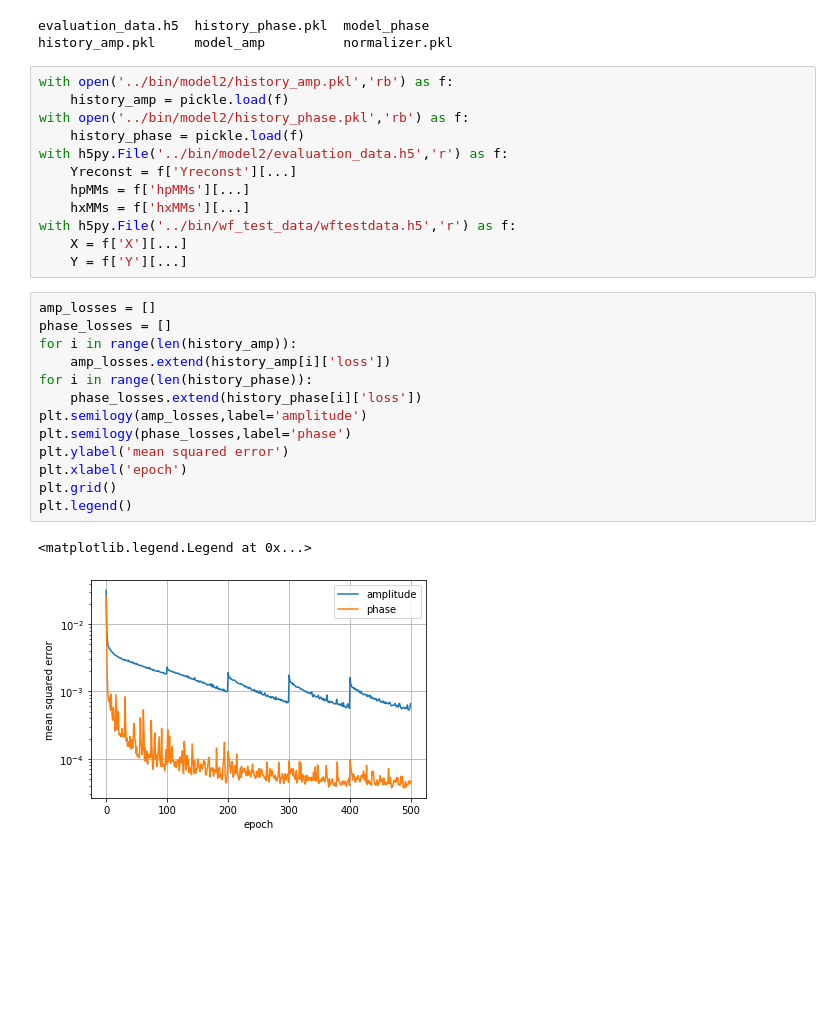
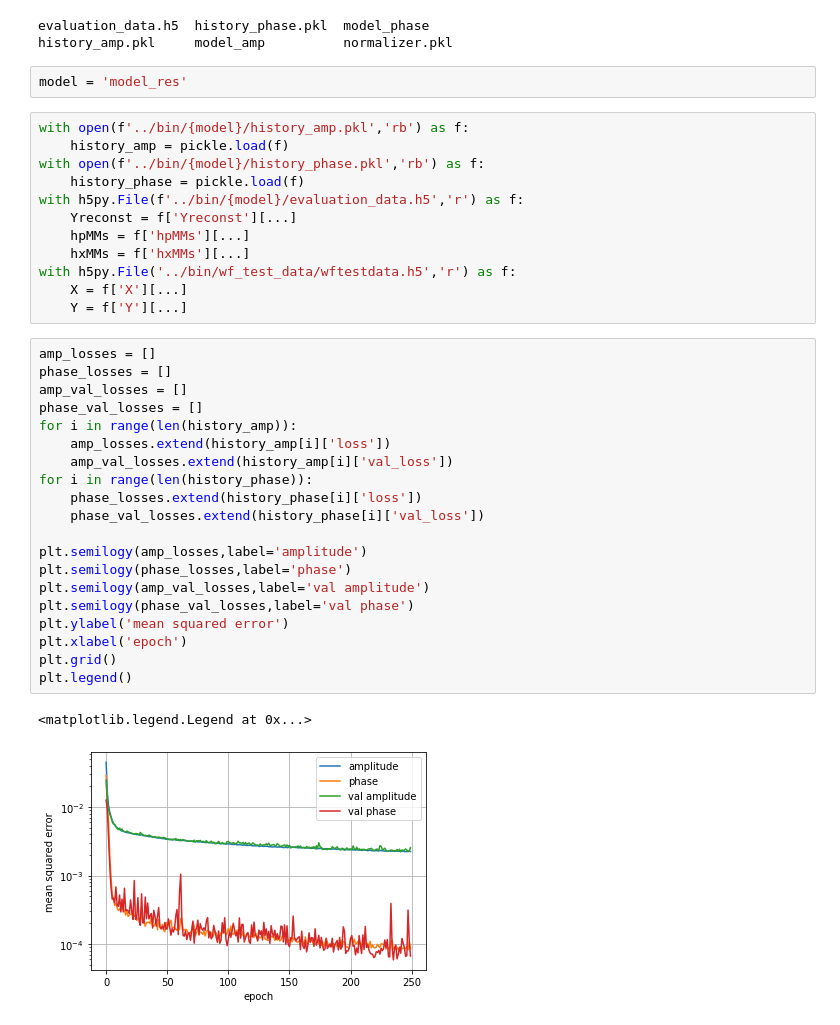
Before and after one commit to zodoctor/waveform_NN, a Jupyter notebook: notebooks/PlotPerformance.ipynb, the cells around one changed output. Drawn from its saved outputs; the diff is of its cells as text; blank space fills up the shorter version.

```diff
--- a/notebooks/PlotPerformance.ipynb
+++ b/notebooks/PlotPerformance.ipynb
@@ -11,12 +11,14 @@ import numpy as np
 # %% [output]
 evaluation_data.h5  history_phase.pkl  model_phase
 history_amp.pkl     model_amp          normalizer.pkl
+# %%
+model = 'model_res'
 # %%
-with open('../bin/model2/history_amp.pkl','rb') as f:
+with open(f'../bin/{model}/history_amp.pkl','rb') as f:
     history_amp = pickle.load(f)
-with open('../bin/model2/history_phase.pkl','rb') as f:
+with open(f'../bin/{model}/history_phase.pkl','rb') as f:
     history_phase = pickle.load(f)
-with h5py.File('../bin/model2/evaluation_data.h5','r') as f:
+with h5py.File(f'../bin/{model}/evaluation_data.h5','r') as f:
     Yreconst = f['Yreconst'][...]
     hpMMs = f['hpMMs'][...]
     hxMMs = f['hxMMs'][...]
@@ -26,17 +28,24 @@ with h5py.File('../bin/wf_test_data/wftestdata.h5','r') as f:
 # %%
 amp_losses = []
 phase_losses = []
+amp_val_losses = []
+phase_val_losses = []
 for i in range(len(history_amp)):
     amp_losses.extend(history_amp[i]['loss'])
+    amp_val_losses.extend(history_amp[i]['val_loss'])
 for i in range(len(history_phase)):
     phase_losses.extend(history_phase[i]['loss'])
+    phase_val_losses.extend(history_phase[i]['val_loss'])
+
 plt.semilogy(amp_losses,label='amplitude')
 plt.semilogy(phase_losses,label='phase')
+plt.semilogy(amp_val_losses,label='val amplitude')
+plt.semilogy(phase_val_losses,label='val phase')
 plt.ylabel('mean squared error')
 plt.xlabel('epoch')
 plt.grid()
 plt.legend()
 # %% [output]
 <matplotlib.legend.Legend at 0x...>
-[figure, old version]
+[figure, new version]
 # %%
```
Also changed, not shown: parts of 4 cells of this notebook, 4 other files.
